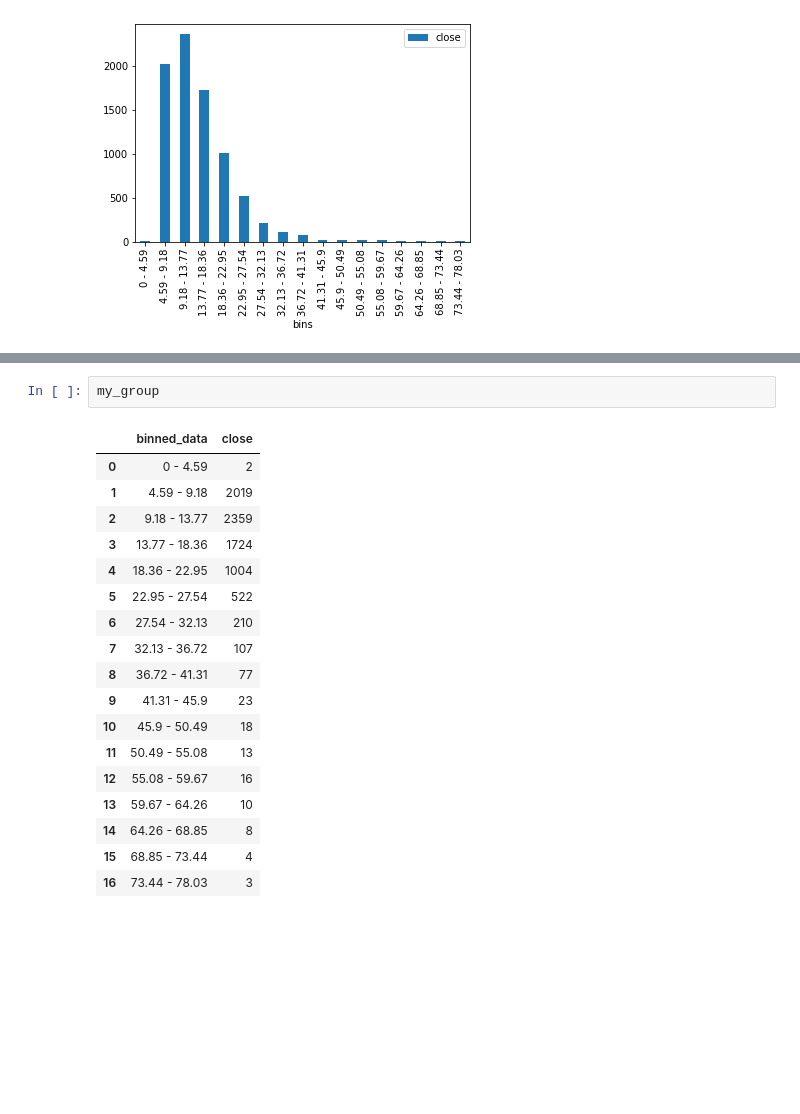
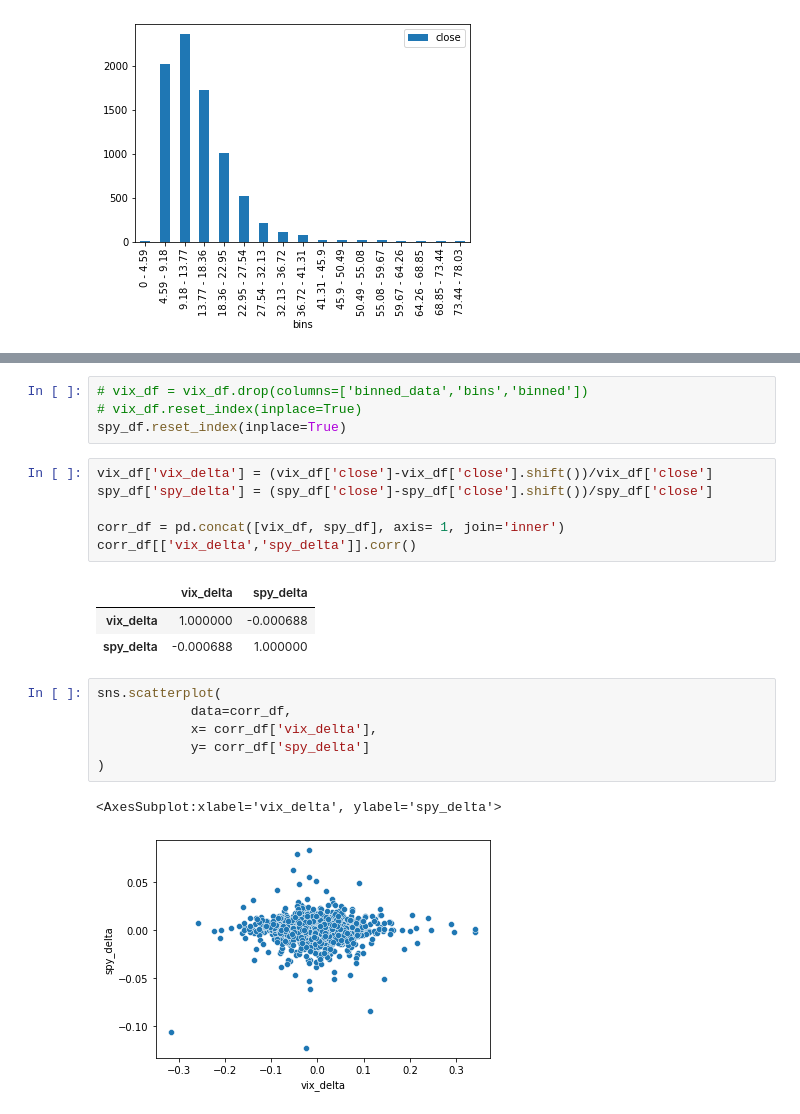
Before and after one commit to JoeHGeoghegan/VIX_Timing_The_Market, a Jupyter notebook: Notebooks/Laramie.ipynb, the cells around one changed output, grey strips where cells are left out. Cells and saved outputs as stored; diff of their text form; blank space fills up the shorter version.

```diff
--- a/Notebooks/Laramie.ipynb
+++ b/Notebooks/Laramie.ipynb
@@ -257,24 +258,26 @@ fig =sns.histplot( vix_df['nlog'],
 )
 # %% [output]
 [figure]
-# %%
-my_group
-# %% [output]
-|  | binned_data | close |
-| 0 | 0 - 4.59 | 2 |
-| 1 | 4.59 - 9.18 | 2019 |
-| 2 | 9.18 - 13.77 | 2359 |
-| 3 | 13.77 - 18.36 | 1724 |
-| 4 | 18.36 - 22.95 | 1004 |
-| 5 | 22.95 - 27.54 | 522 |
-| 6 | 27.54 - 32.13 | 210 |
-| 7 | 32.13 - 36.72 | 107 |
-| 8 | 36.72 - 41.31 | 77 |
-| 9 | 41.31 - 45.9 | 23 |
-| 10 | 45.9 - 50.49 | 18 |
-| 11 | 50.49 - 55.08 | 13 |
-| 12 | 55.08 - 59.67 | 16 |
-| 13 | 59.67 - 64.26 | 10 |
-| 14 | 64.26 - 68.85 | 8 |
-| 15 | 68.85 - 73.44 | 4 |
-| 16 | 73.44 - 78.03 | 3 |
+# %%
+# vix_df = vix_df.drop(columns=['binned_data','bins','binned'])
+# vix_df.reset_index(inplace=True)
+spy_df.reset_index(inplace=True)
+# %%
+vix_df['vix_delta'] = (vix_df['close']-vix_df['close'].shift())/vix_df['close']
+spy_df['spy_delta'] = (spy_df['close']-spy_df['close'].shift())/spy_df['close']
+
+corr_df = pd.concat([vix_df, spy_df], axis= 1, join='inner')
+corr_df[['vix_delta','spy_delta']].corr()
+# %% [output]
+|  | vix_delta | spy_delta |
+| vix_delta | 1.000000 | -0.000688 |
+| spy_delta | -0.000688 | 1.000000 |
+# %%
+sns.scatterplot(
+            data=corr_df,
+            x= corr_df['vix_delta'],
+            y= corr_df['spy_delta']
+)
+# %% [output]
+<AxesSubplot:xlabel='vix_delta', ylabel='spy_delta'>
+[figure, added]
```
Also changed, not shown: parts of 7 cells of this notebook.
